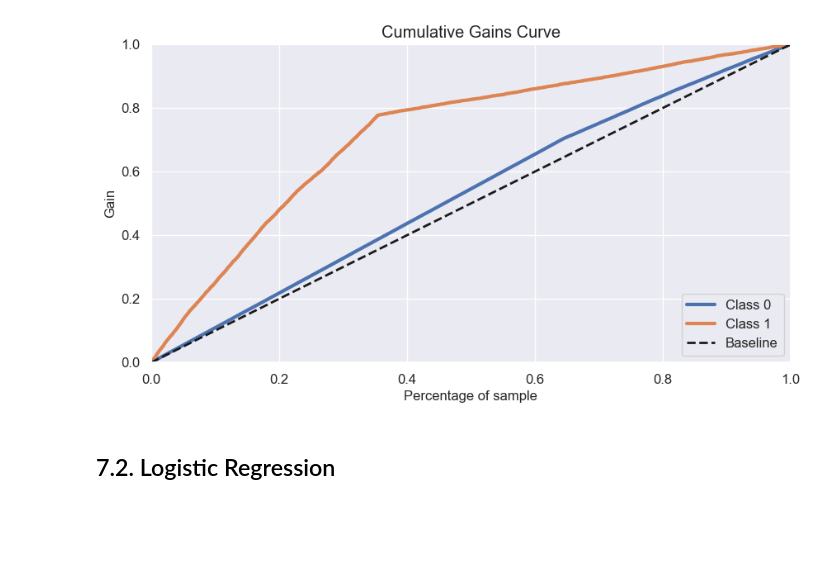
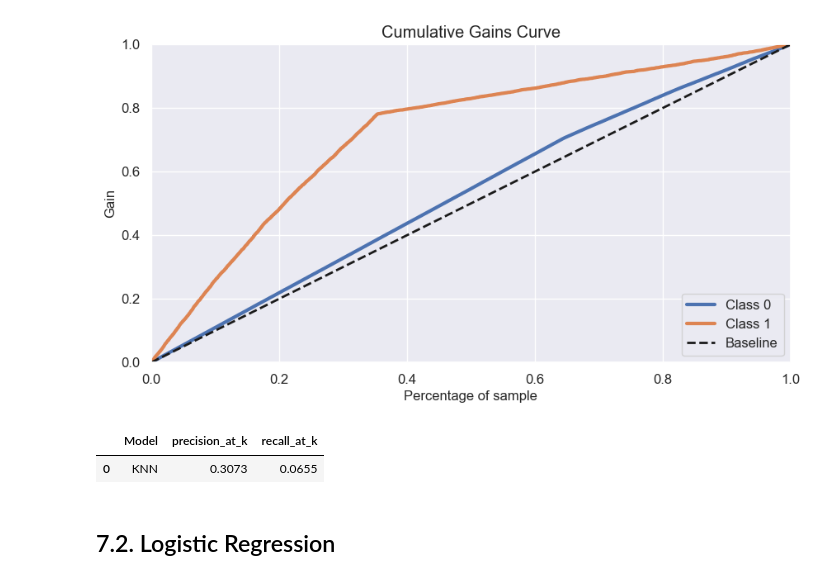
Before and after one commit to m4theus4ndr4de/classification-health-insurance-cross-sell, a Jupyter notebook: notebooks/model-development.ipynb, the cells around one changed output. Saved outputs shown, nothing was run; the diff lists cells and outputs as text; code cells hidden in the pictures; blank space fills up the shorter version.

```diff
--- a/notebooks/model-development.ipynb
+++ b/notebooks/model-development.ipynb
@@ -645,6 +671,26 @@ yhat_knn = knn_model.predict_proba(x_val)
 skplt.metrics.plot_cumulative_gain(y_val, yhat_knn);
 # %% [output]
 [figure]
+# %%
+df7_knn = df7.copy()
+
+# propensity_score
+df7_knn['score'] = yhat_knn[:, 1].tolist()
+
+# sort clients by propensity score
+df7_knn = df7_knn.sort_values('score', ascending=False)
+
+# compute precision at k
+precision_at_k_knn, data = precision_at_k(df7_knn, k=2000)
+
+# compute recall at k
+recall_at_k_knn, data = recall_at_k(df7_knn, k=2000)
+
+models_performance_knn = pd.DataFrame({'Model':['KNN'], "precision_at_k": [precision_at_k_knn], "recall_at_k": [recall_at_k_knn]})
+models_performance_knn
+# %% [output]
+|  | Model | precision_at_k | recall_at_k |
+| 0 | KNN | 0.3073 | 0.0655 |
 # %% [markdown]
 ## 7.2. Logistic Regression
 # %%
```
Also changed, not shown: parts of 47 cells of this notebook, 6 other files.
